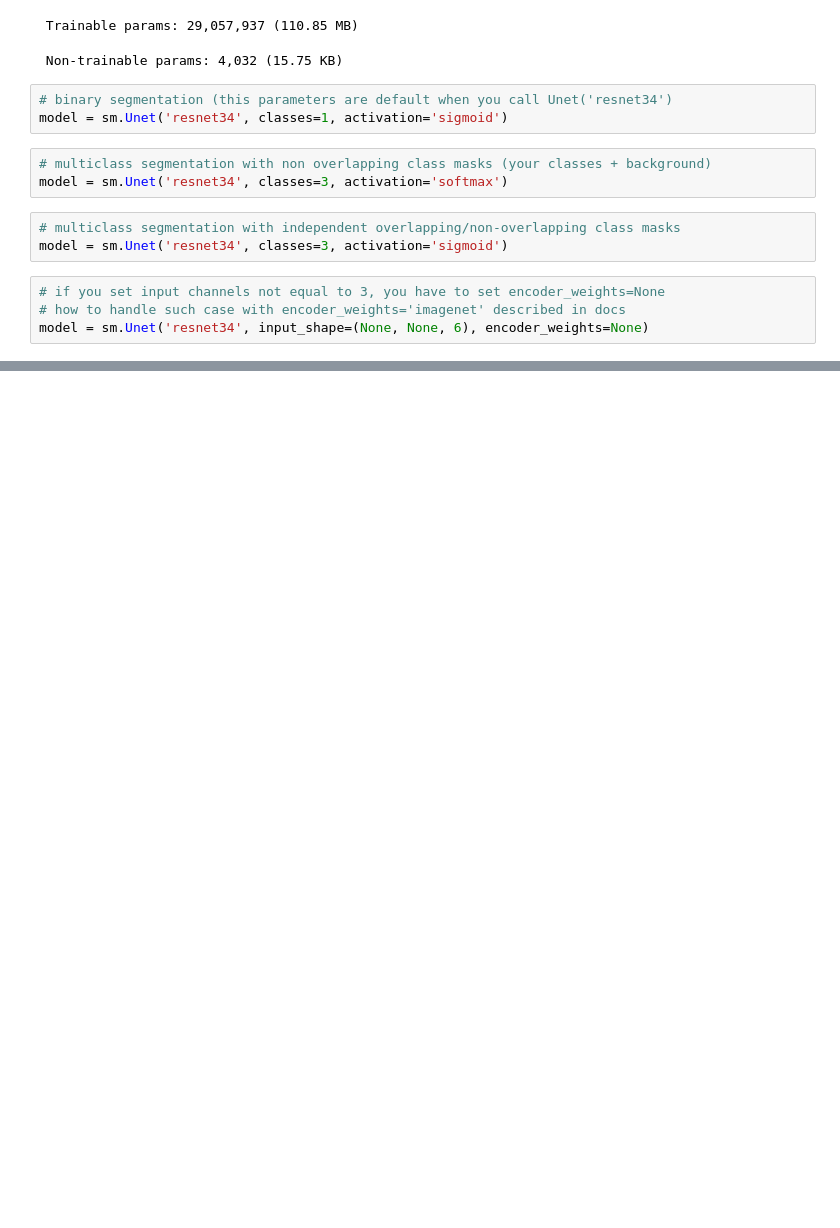
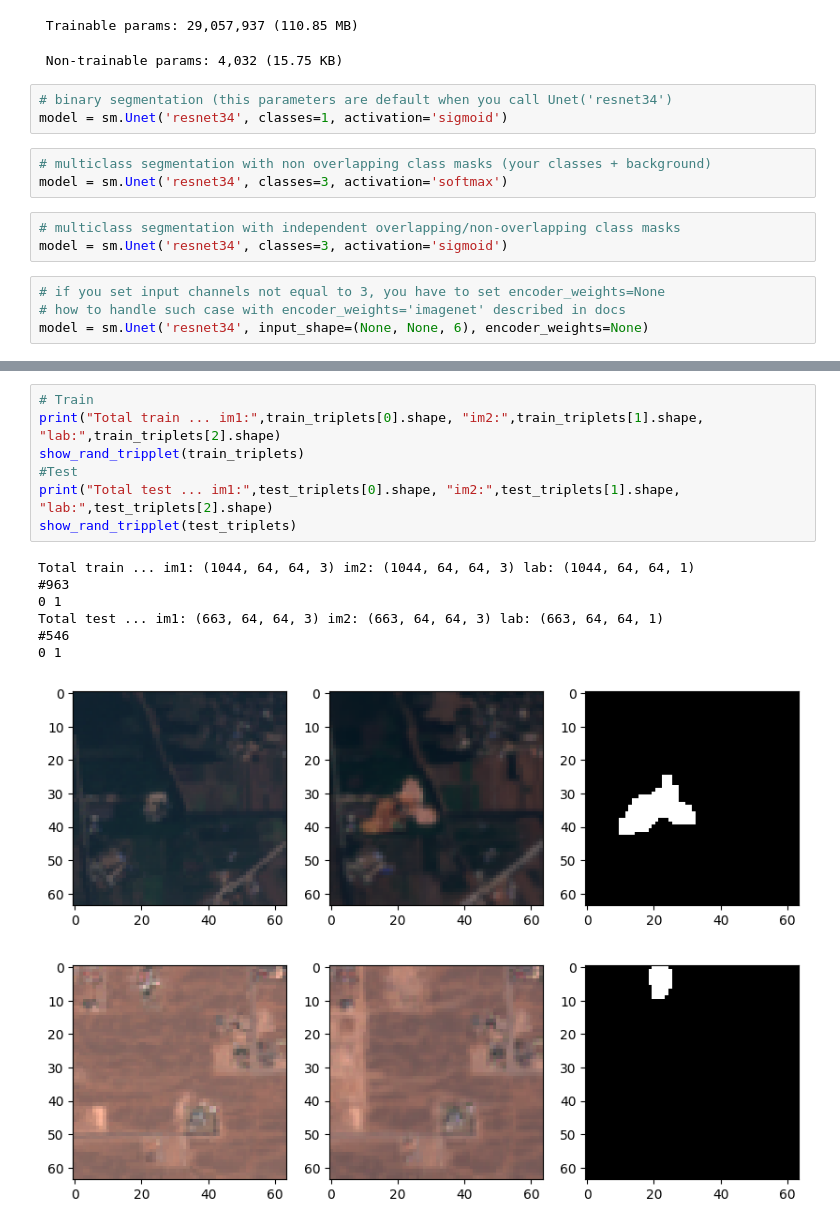
Before and after one commit to DhrumilPrajapati03/VGG19_model_training_using_onera_dataset, a Jupyter notebook: sm_vgg19.ipynb, the cells around one changed output, grey strips where cells are left out. Saved outputs shown, nothing was run; the diff lists cells and outputs as text; blank space fills up the shorter version.

```diff
--- a/sm_vgg19.ipynb
+++ b/sm_vgg19.ipynb
@@ -179,0 +391,16 @@ model.fit(
+# %%
+# Train
+print("Total train ... im1:",train_triplets[0].shape, "im2:",train_triplets[1].shape, "lab:",train_triplets[2].shape)
+show_rand_tripplet(train_triplets)
+#Test
+print("Total test ... im1:",test_triplets[0].shape, "im2:",test_triplets[1].shape, "lab:",test_triplets[2].shape)
+show_rand_tripplet(test_triplets)
+# %% [output]
+Total train ... im1: (1044, 64, 64, 3) im2: (1044, 64, 64, 3) lab: (1044, 64, 64, 1)
+#963
+0 1
+Total test ... im1: (663, 64, 64, 3) im2: (663, 64, 64, 3) lab: (663, 64, 64, 1)
+#546
+0 1
+[figure, added]
+[figure, added]
```
Also changed, not shown: parts of 17 cells of this notebook.
